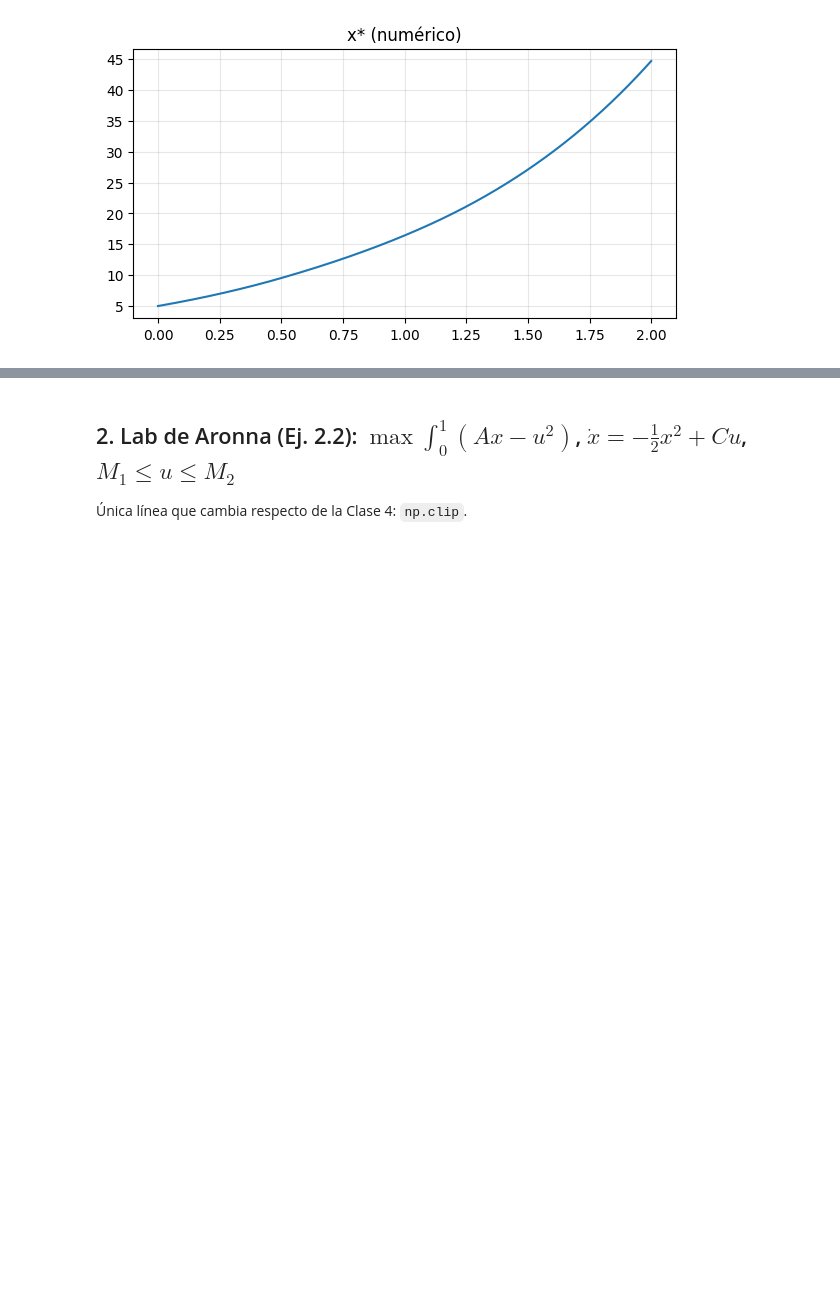
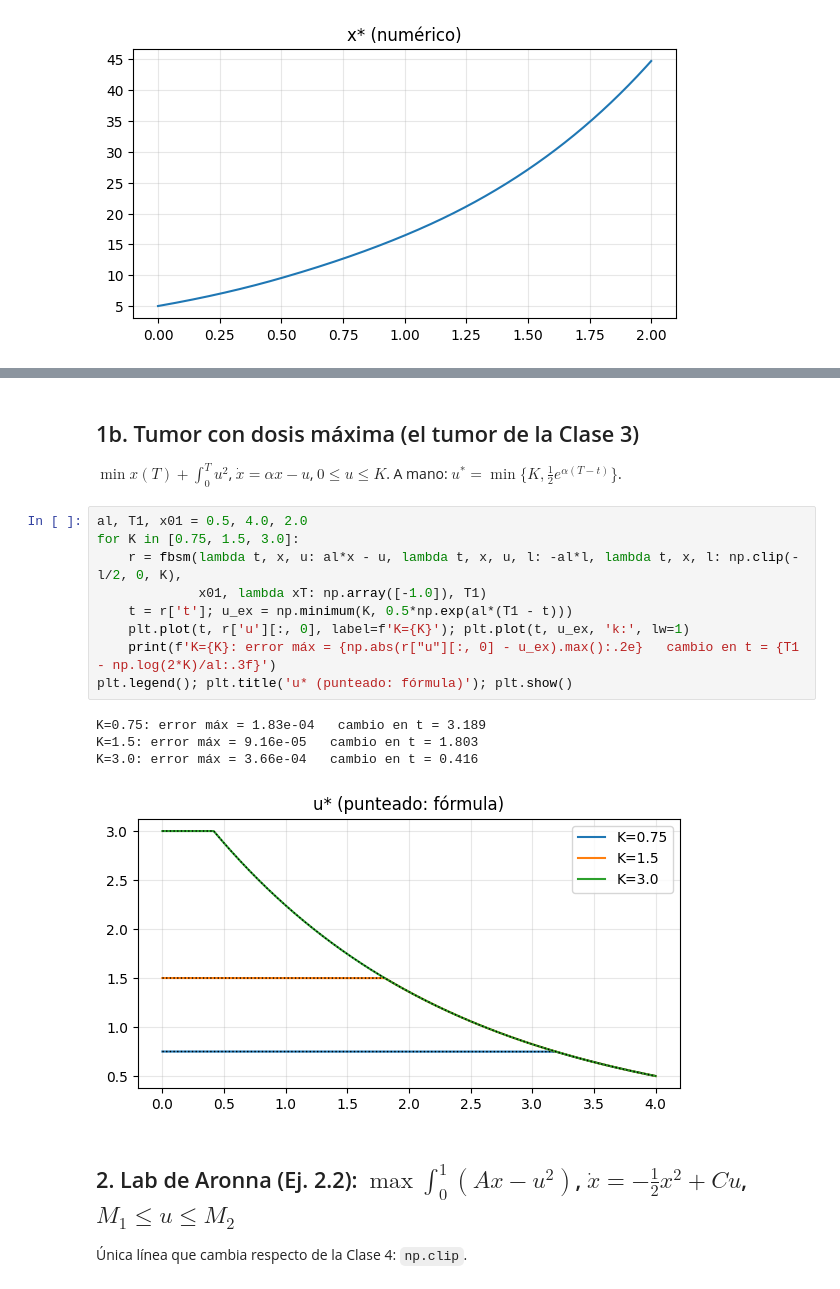
Before and after one commit to csfvega-arg/Colabs-materia-control, a Jupyter notebook: clase05.ipynb, the cells around one changed output, grey strips where cells are left out. Saved outputs shown, nothing was run; the diff lists cells and outputs as text; blank space fills up the shorter version.

```diff
--- a/clase05.ipynb
+++ b/clase05.ipynb
@@ -106,3 +117,20 @@ plt.plot(t, r['x'][:, 0]); plt.title('x* (numérico)'); plt.show()
+# %% [markdown]
+## 1b. Tumor con dosis máxima (el tumor de la Clase 3)
+$\min x(T)+\int_0^Tu^2$, $\dot x=\alpha x-u$, $0\le u\le K$. A mano: $u^*=\min\{K,\tfrac12e^{\alpha(T-t)}\}$.
+# %%
+al, T1, x01 = 0.5, 4.0, 2.0
+for K in [0.75, 1.5, 3.0]:
+    r = fbsm(lambda t, x, u: al*x - u, lambda t, x, u, l: -al*l, lambda t, x, l: np.clip(-l/2, 0, K),
+             x01, lambda xT: np.array([-1.0]), T1)
+    t = r['t']; u_ex = np.minimum(K, 0.5*np.exp(al*(T1 - t)))
+    plt.plot(t, r['u'][:, 0], label=f'K={K}'); plt.plot(t, u_ex, 'k:', lw=1)
+    print(f'K={K}: error máx = {np.abs(r["u"][:, 0] - u_ex).max():.2e}   cambio en t = {T1 - np.log(2*K)/al:.3f}')
+plt.legend(); plt.title('u* (punteado: fórmula)'); plt.show()
+# %% [output]
+K=0.75: error máx = 1.83e-04   cambio en t = 3.189
+K=1.5: error máx = 9.16e-05   cambio en t = 1.803
+K=3.0: error máx = 3.66e-04   cambio en t = 0.416
+[figure, added]
 # %% [markdown]
 ## 2. Lab de Aronna (Ej. 2.2): $\max\int_0^1(Ax-u^2)$, $\dot x=-\frac12x^2+Cu$, $M_1\le u\le M_2$
 Única línea que cambia respecto de la Clase 4: `np.clip`.
```
Also changed, not shown: parts of 7 cells of this notebook.
